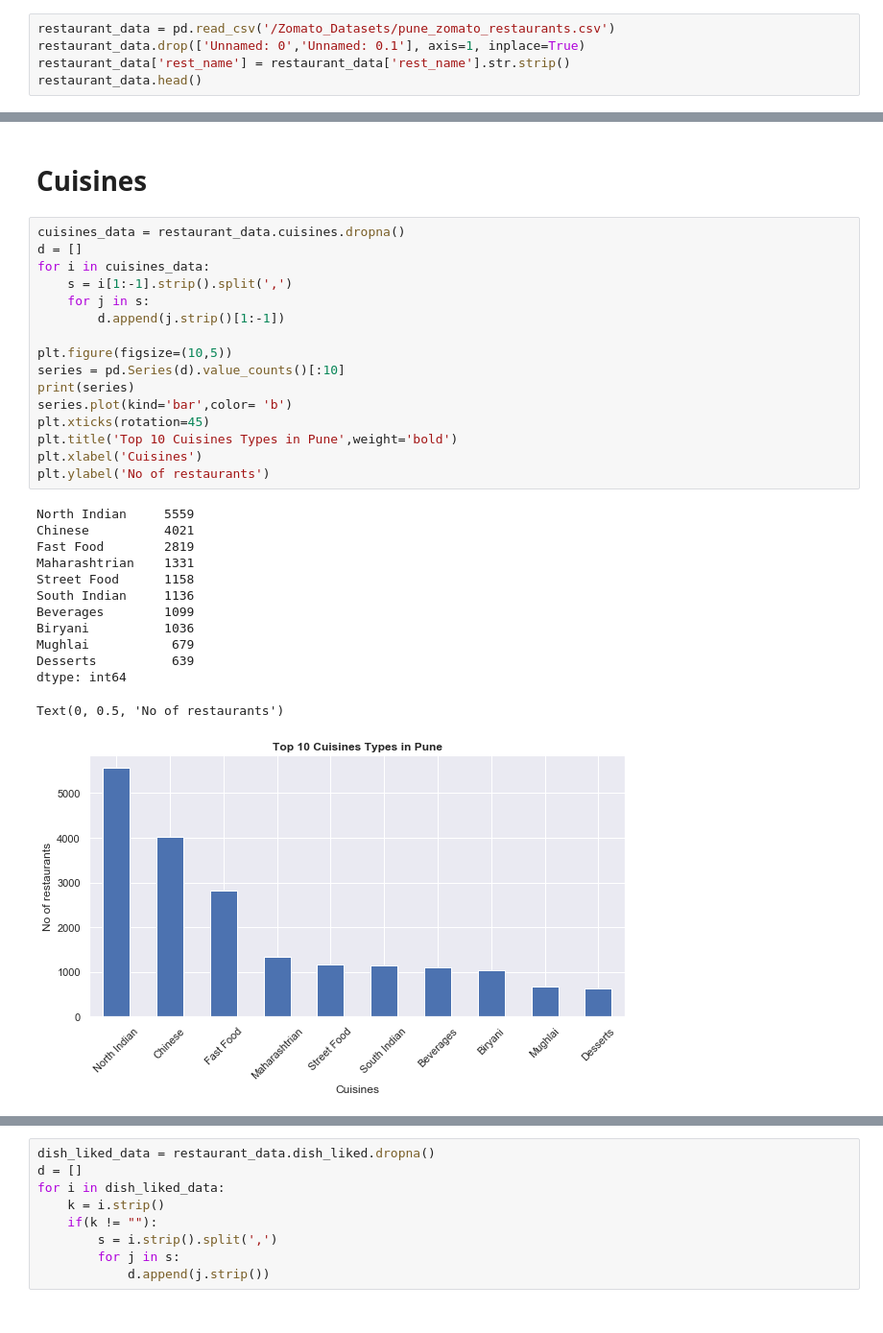
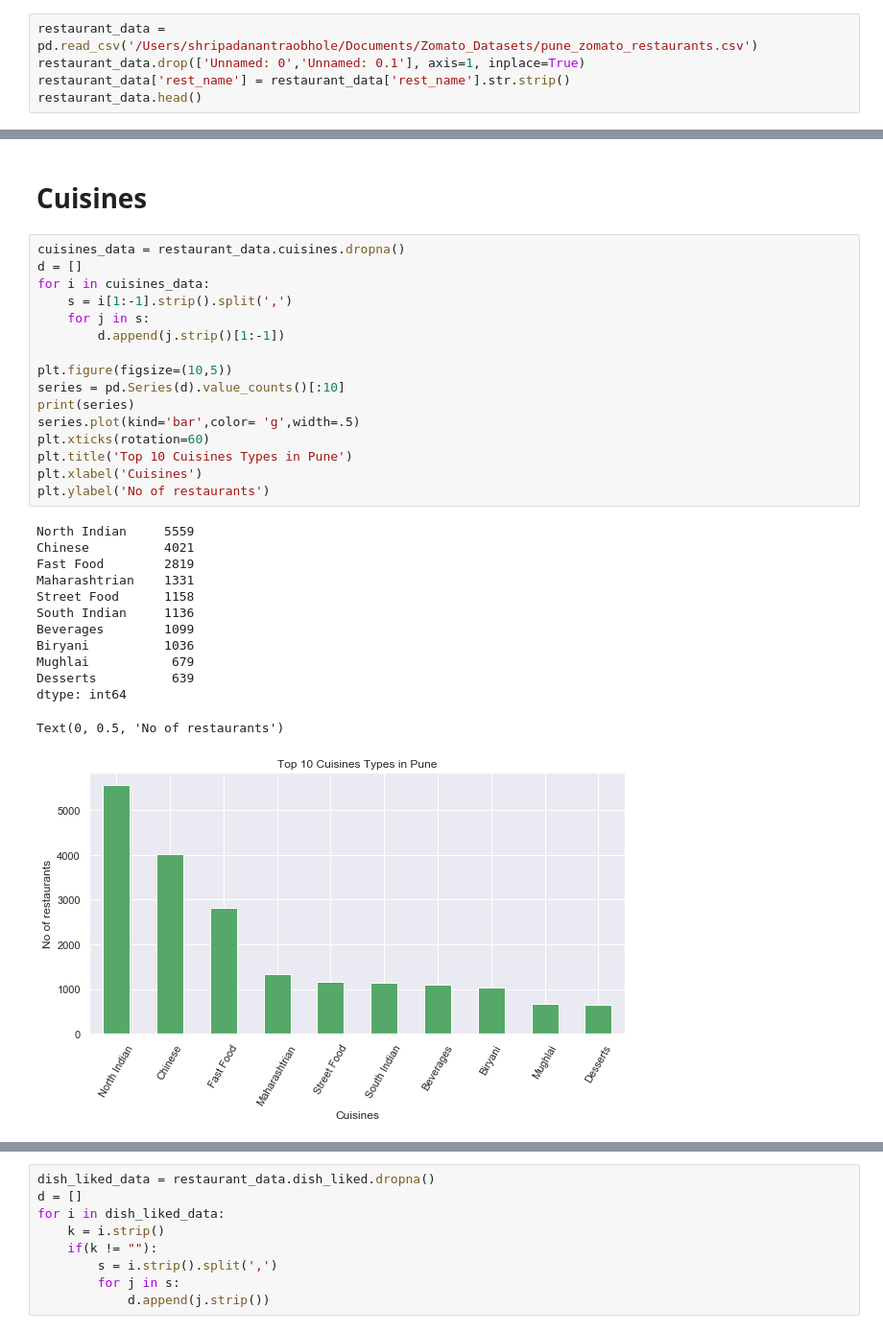
Before and after one commit to vinodiOS/Pune-Zomato-EDA, a Jupyter notebook: Zomato_Pune_EDA.ipynb, the cells around one changed output, grey strips where cells are left out. Shown: that part at 96% size. Drawn from its saved outputs; the diff is of its cells as text.

```diff
--- a/Zomato_Pune_EDA.ipynb
+++ b/Zomato_Pune_EDA.ipynb
@@ -6,7 +7,7 @@ import numpy as np
 import warnings
 warnings.filterwarnings('ignore')
 # %%
-restaurant_data = pd.read_csv('/Zomato_Datasets/pune_zomato_restaurants.csv')
+restaurant_data = pd.read_csv('/Users/shripadanantraobhole/Documents/Zomato_Datasets/pune_zomato_restaurants.csv')
 restaurant_data.drop(['Unnamed: 0','Unnamed: 0.1'], axis=1, inplace=True)
 restaurant_data['rest_name'] = restaurant_data['rest_name'].str.strip()
 restaurant_data.head()
@@ -191,30 +180,30 @@ Text(0, 0.5, 'No of restaurants')
 # %%
 cuisines_data = restaurant_data.cuisines.dropna()
 d = []
 for i in cuisines_data:
     s = i[1:-1].strip().split(',')
     for j in s:
         d.append(j.strip()[1:-1])
 
 plt.figure(figsize=(10,5))
 series = pd.Series(d).value_counts()[:10]
 print(series)
-series.plot(kind='bar',color= 'b')
-plt.xticks(rotation=45)
-plt.title('Top 10 Cuisines Types in Pune',weight='bold')
+series.plot(kind='bar',color= 'g',width=.5)
+plt.xticks(rotation=60)
+plt.title('Top 10 Cuisines Types in Pune')
 plt.xlabel('Cuisines')
 plt.ylabel('No of restaurants')
 # %% [output]
 North Indian     5559
 Chinese          4021
 Fast Food        2819
 Maharashtrian    1331
 Street Food      1158
 South Indian     1136
 Beverages        1099
 Biryani          1036
 Mughlai           679
 Desserts          639
 dtype: int64
 Text(0, 0.5, 'No of restaurants')
-[figure, old version]
+[figure, new version]
```
Also changed, not shown: parts of 38 cells of this notebook.
